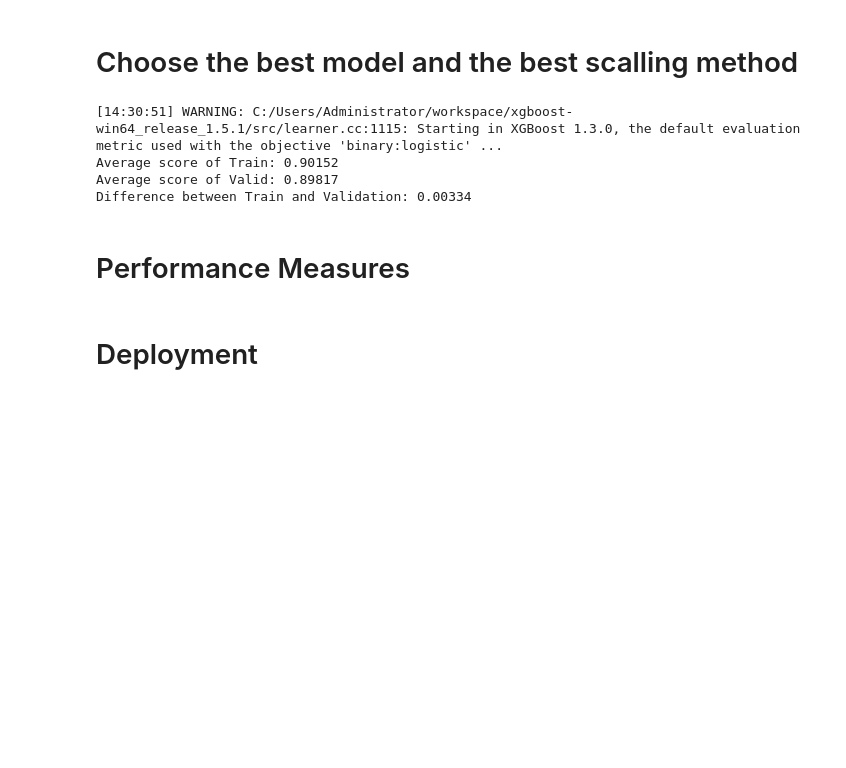
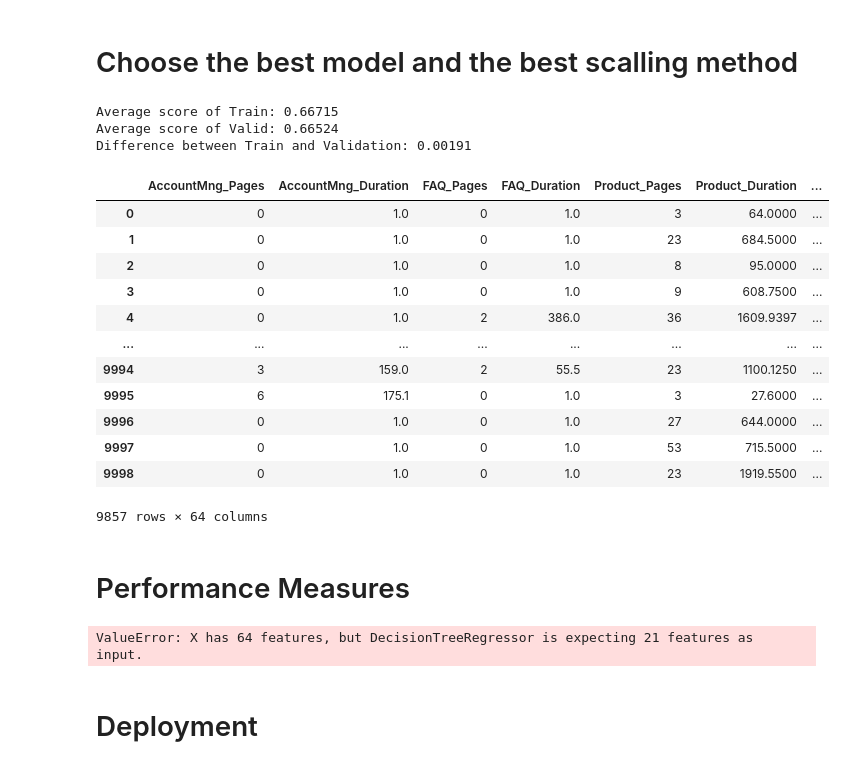
Before and after one commit to JohnnyCodess/Project-Machine-Learning, a Jupyter notebook: 202122 Fall AA Group60 Notebook.ipynb, the cells around one changed output. Saved outputs shown, nothing was run; the diff lists cells and outputs as text; code cells hidden in the pictures; blank space fills up the shorter version.

```diff
--- a/202122 Fall AA Group60 Notebook.ipynb
+++ b/202122 Fall AA Group60 Notebook.ipynb
@@ -1346,6 +1371,6 @@ best_scalling = min_max2
 # %%
 # Apply best_model and best_scalling to the dataset with the selected features
-X_train, X_val, y_train, y_val = train_test_split(data_select_features, target, train_size=0.75, stratify = target, random_state=50)
+X_train, X_val, y_train, y_val = train_test_split(data_select_features, target, train_size=0.75, stratify = target, random_state=20)
 
 
 # Separate X_train in metric and non metric features
@@ -1377,15 +1402,35 @@ X_val_final = X_val_metric_scaled.join(X_val_non_metric)
 # Define our model and fit to our scalled data
 best_model_fitted = best_model.fit(X_train_final, y_train)
 
-value_train = best_model_fitted.score(X_train_final, y_train)
-value_val = best_model_fitted.score(X_val_final, y_val)
+#value_train = model.score(X_train_final, y_train)
+#value_val = model.score(X_val_final, y_val)
 
+y_train_pred=best_model.predict(X_train)
+y_val_pred =best_model.predict(X_val)
+
+value_train=f1_score(y_train, y_train_pred)
+value_val = f1_score(y_val, y_val_pred)
 
 print('Average score of Train:', round(np.mean(value_train), 5))
 print('Average score of Valid:', round(np.mean(value_val), 5))
 print(f'Difference between Train and Validation: {round(np.mean(value_train)-np.mean(value_val), 5)}')
 # %% [output]
-[14:30:51] WARNING: C:/Users/Administrator/workspace/xgboost-win64_release_1.5.1/src/learner.cc:1115: Starting in XGBoost 1.3.0, the default evaluation metric used with the objective 'binary:logistic' ...
-Average score of Train: 0.90152
-Average score of Valid: 0.89817
-Difference between Train and Validation: 0.00334
+Average score of Train: 0.66715
+Average score of Valid: 0.66524
+Difference between Train and Validation: 0.00191
+# %%
+data
+# %% [output]
+|  | AccountMng_Pages | AccountMng_Duration | FAQ_Pages | FAQ_Duration | Product_Pages | Product_Duration | ... |
+| 0 | 0 | 1.0 | 0 | 1.0 | 3 | 64.0000 | ... |
+| 1 | 0 | 1.0 | 0 | 1.0 | 23 | 684.5000 | ... |
+| 2 | 0 | 1.0 | 0 | 1.0 | 8 | 95.0000 | ... |
+| 3 | 0 | 1.0 | 0 | 1.0 | 9 | 608.7500 | ... |
+| 4 | 0 | 1.0 | 2 | 386.0 | 36 | 1609.9397 | ... |
+| ... | ... | ... | ... | ... | ... | ... | ... |
+| 9994 | 3 | 159.0 | 2 | 55.5 | 23 | 1100.1250 | ... |
+| 9995 | 6 | 175.1 | 0 | 1.0 | 3 | 27.6000 | ... |
+| 9996 | 0 | 1.0 | 0 | 1.0 | 27 | 644.0000 | ... |
+| 9997 | 0 | 1.0 | 0 | 1.0 | 53 | 715.5000 | ... |
+| 9998 | 0 | 1.0 | 0 | 1.0 | 23 | 1919.5500 | ... |
+9857 rows × 64 columns
@@ -1411,4 +1480,6 @@ from sklearn.metrics import classification_report
 # %%
-#labels_train = log_model.predict(X_train)
-#labels_val = log_model.predict(X_val)
+labels_train = best_model_fitted.predict(X_train)
+labels_val = best_model_fitted.predict(X_val)
+# %% [output]
+ValueError: X has 64 features, but DecisionTreeRegressor is expecting 21 features as input.
 # %%
```
Also changed, not shown: parts of 31 cells of this notebook.
